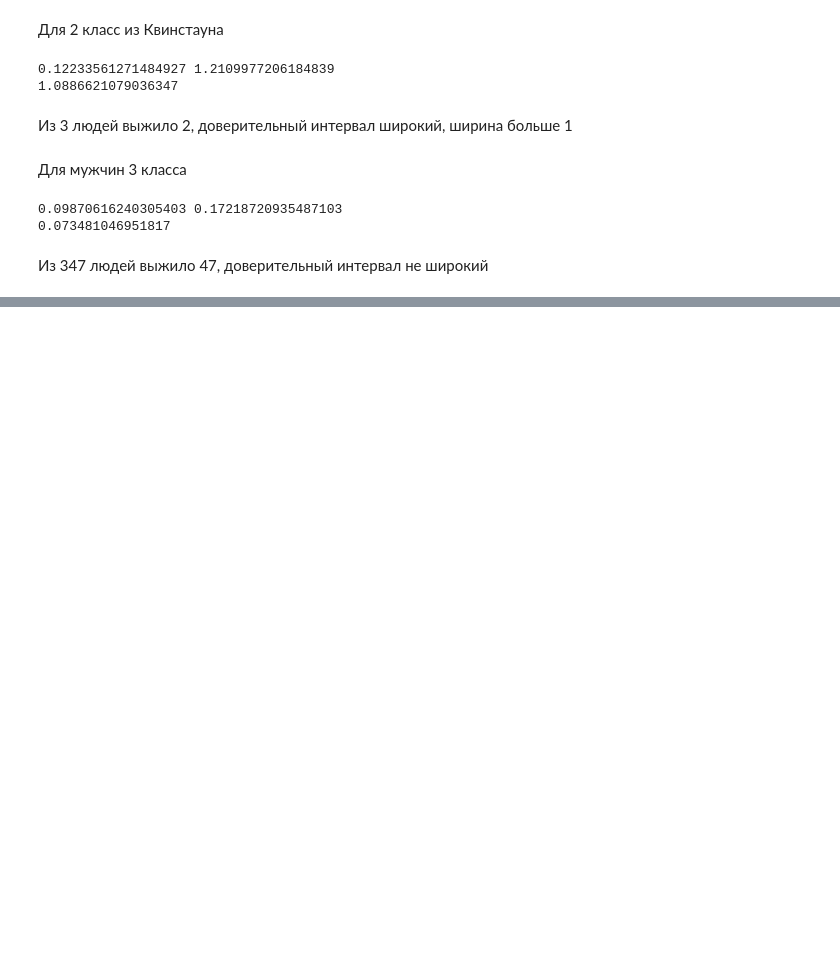
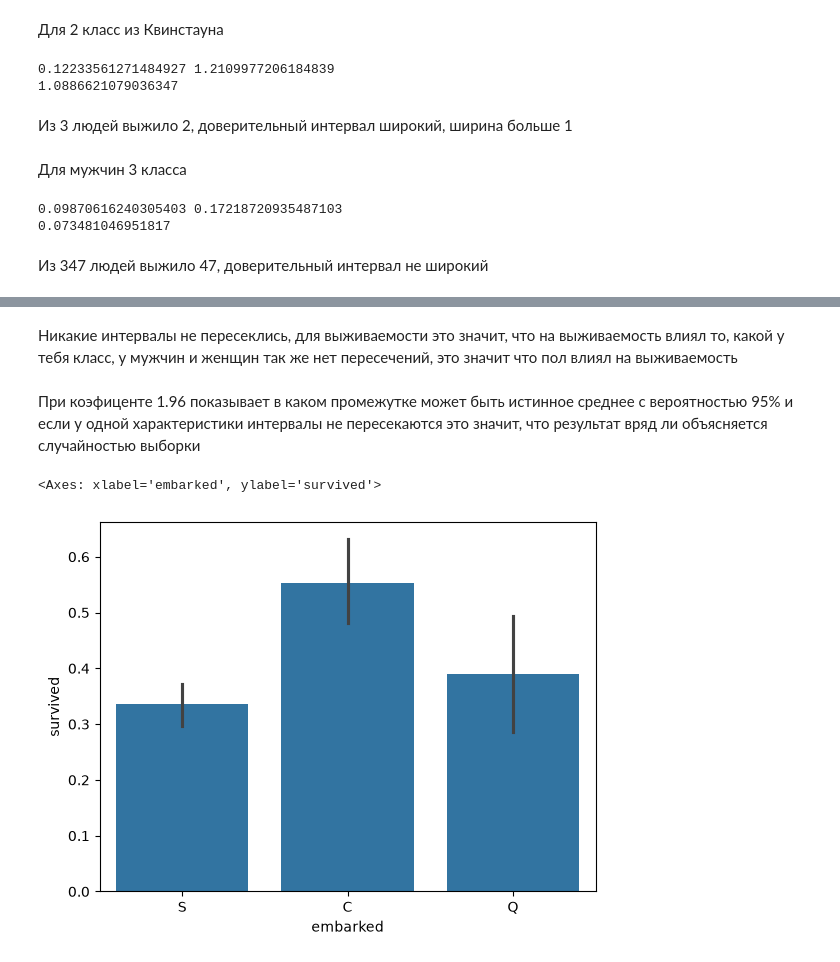
Before and after one commit to Hajime-bit1337/ml-journey, a Jupyter notebook: notebooks/09_confidence_intervals.ipynb, the cells around one changed output, grey strips where cells are left out. Saved outputs shown, nothing was run; the diff lists cells and outputs as text; code cells hidden in the pictures; blank space fills up the shorter version.

```diff
--- a/notebooks/09_confidence_intervals.ipynb
+++ b/notebooks/09_confidence_intervals.ipynb
@@ -90,0 +218,9 @@ print((p + 2 * SE) - (p - 2 * SE))
+# %% [markdown]
+Никакие интервалы не пересеклись, для выживаемости это значит, что на выживаемость влиял то, какой у тебя класс, у мужчин и женщин так же нет пересечений, это значит что пол влиял на выживаемость
+# %% [markdown]
+При коэфиценте 1.96 показывает в каком промежутке может быть истинное среднее с вероятностью 95% и если у одной характеристики интервалы не пересекаются это значит, что результат вряд ли объясняется случайностью выборки
+# %%
+sns.barplot(data=df, x='embarked', y='survived', errorbar=('ci', 95))
+# %% [output]
+<Axes: xlabel='embarked', ylabel='survived'>
+[figure, added]
```
Also changed, not shown: parts of 29 cells of this notebook, 2 other files.
